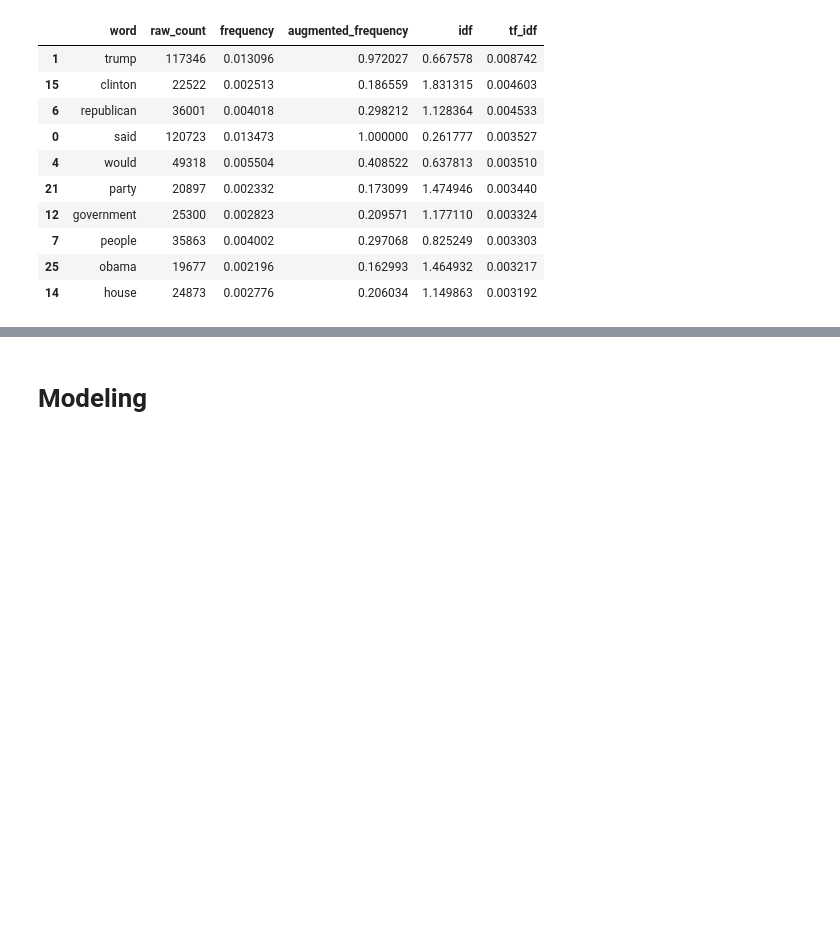
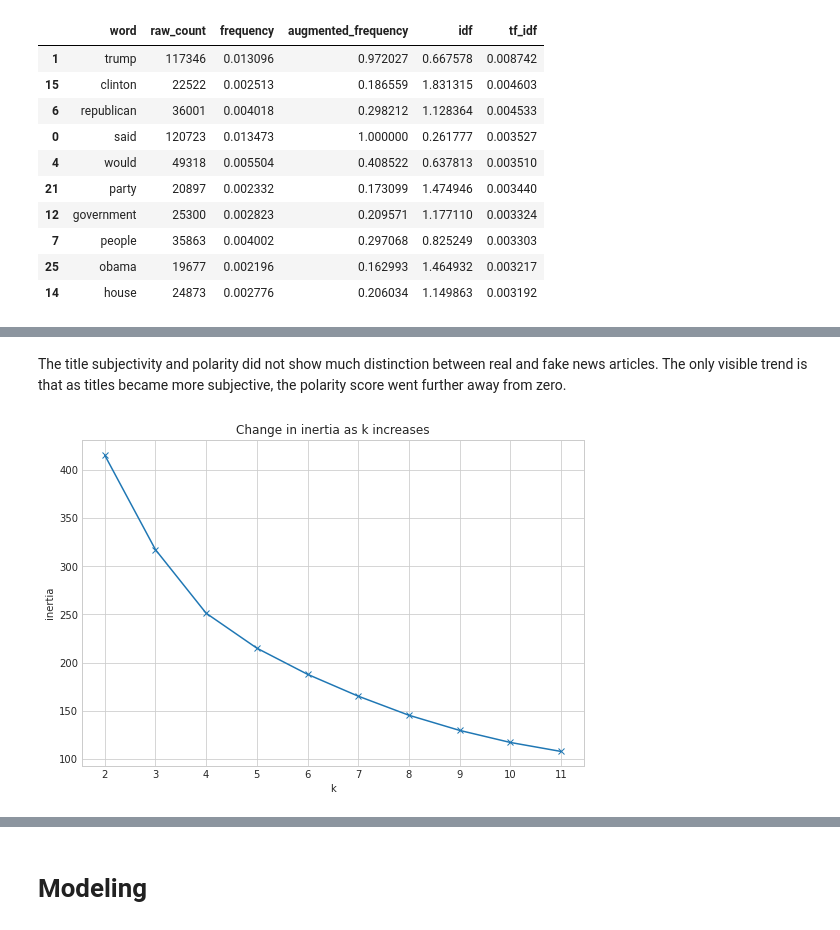
Before and after one commit to Fake-News-Capstone/fake_news_capstone, a Jupyter notebook: fake_news_capstone.ipynb, the cells around one changed output, grey strips where cells are left out. Saved outputs shown, nothing was run; the diff lists cells and outputs as text; code cells hidden in the pictures; blank space fills up the shorter version.

```diff
--- a/fake_news_capstone.ipynb
+++ b/fake_news_capstone.ipynb
@@ -681,0 +699,7 @@ word_freq_df.sort_values(by='tf_idf', ascending=False).head(10)
+# %% [markdown]
+The title subjectivity and polarity did not show much distinction between real and fake news articles. The only visible trend is that as titles became more subjective, the polarity score went further away from zero.
+# %%
+X_train, X_validate, X_test = utils.generate_elbow_plot(train, validate, test, \
+                                                        ['text_subjectivity', 'text_polarity'])
+# %% [output]
+[figure, added]
```
Also changed, not shown: parts of 26 cells of this notebook.
